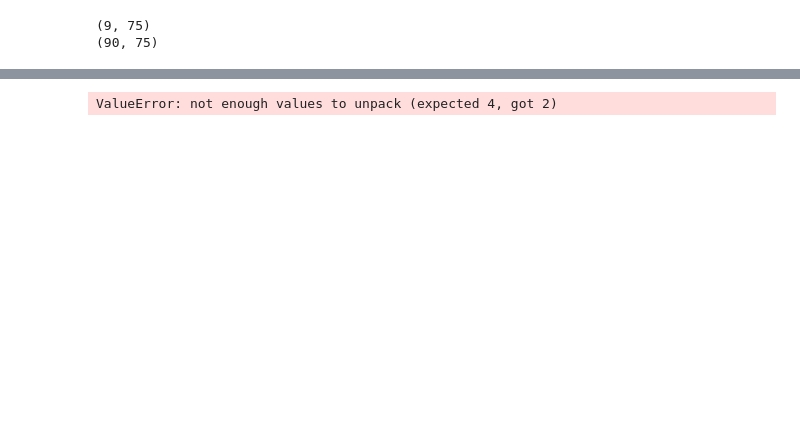
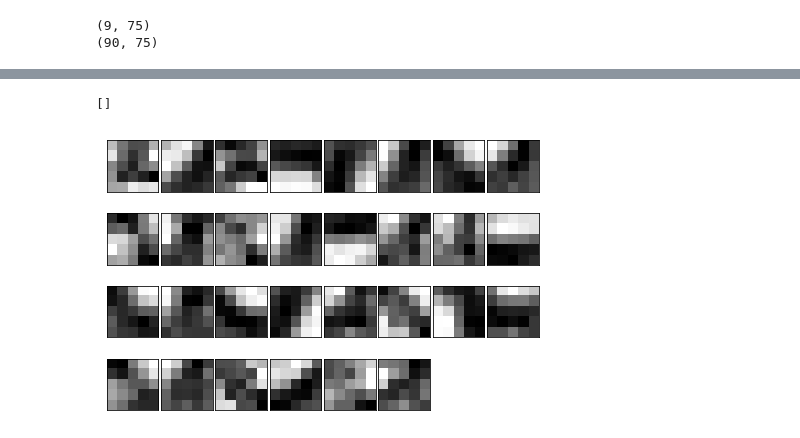
Before and after one commit to okihayashi/deep_learning_from_zero, a Jupyter notebook: Chapter7.ipynb, the cells around one changed output, grey strips where cells are left out. Saved outputs shown, nothing was run; the diff lists cells and outputs as text; code cells hidden in the pictures; blank space fills up the shorter version.

```diff
--- a/Chapter7.ipynb
+++ b/Chapter7.ipynb
@@ -305,31 +372,34 @@ Saved Network Parameters!
 # %%
 import numpy as np
 import matplotlib.pyplot as plt
 #from simple_convnet import SimpleConvNet
 
 def filter_show(filters, nx=8, margin=3, scale=10):
     """
     c.f. https://gist.github.com/aidiary/07d530d5e08011832b12#file-draw_weight-py
     """
     FN, C, FH, FW = filters.shape
     ny = int(np.ceil(FN / nx))
 
     fig = plt.figure()
     fig.subplots_adjust(left=0, right=1, bottom=0, top=1, hspace=0.05, wspace=0.05)
 
     for i in range(FN):
         ax = fig.add_subplot(ny, nx, i+1, xticks=[], yticks=[])
         ax.imshow(filters[i, 0], cmap=plt.cm.gray_r, interpolation='nearest')
     plt.show()
 
 
 network = SimpleConvNet()
 # ランダム初期化後の重み
+
 #filter_show(network.params['W1'])
-print(network.params['W1'])
+#print(network.params['W1'])
+network.show_params_history()
 
 # 学習後の重み
 network.load_params("params.pkl")
 filter_show(network.params['W1'])
 # %% [output]
-ValueError: not enough values to unpack (expected 4, got 2)
+[]
+[figure, added]
```
Also changed, not shown: parts of 3 cells of this notebook.
